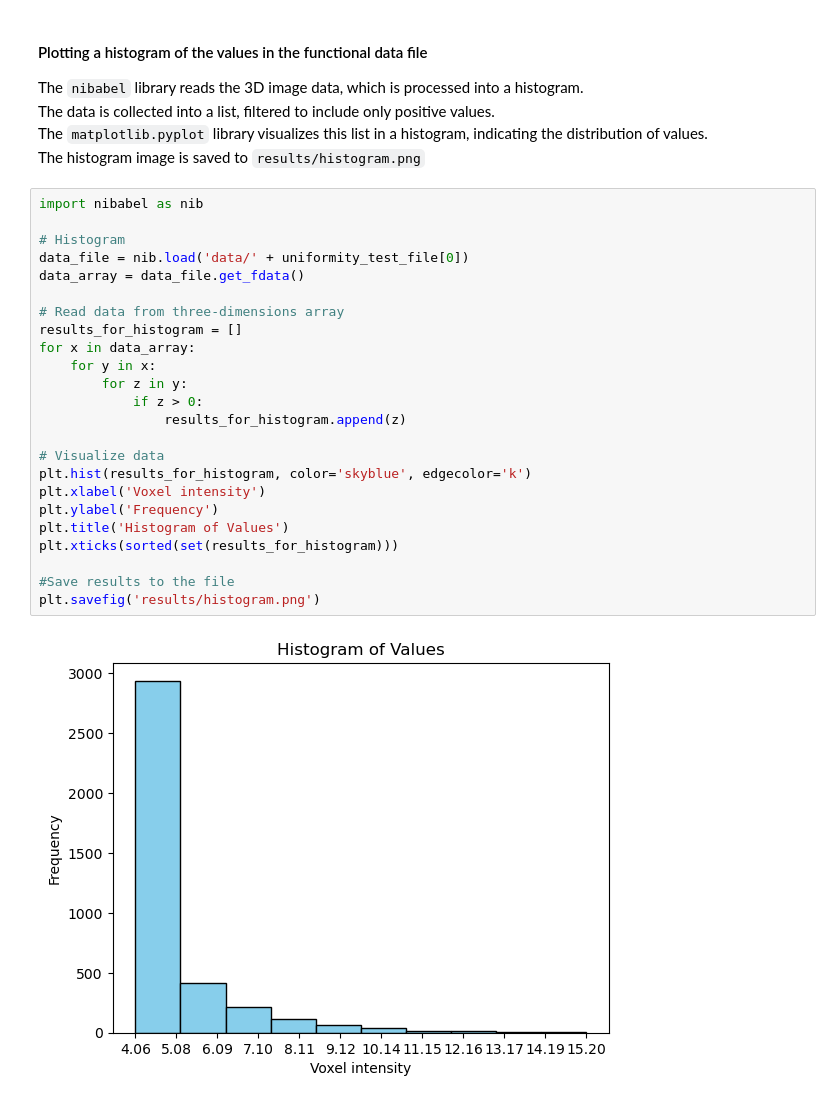
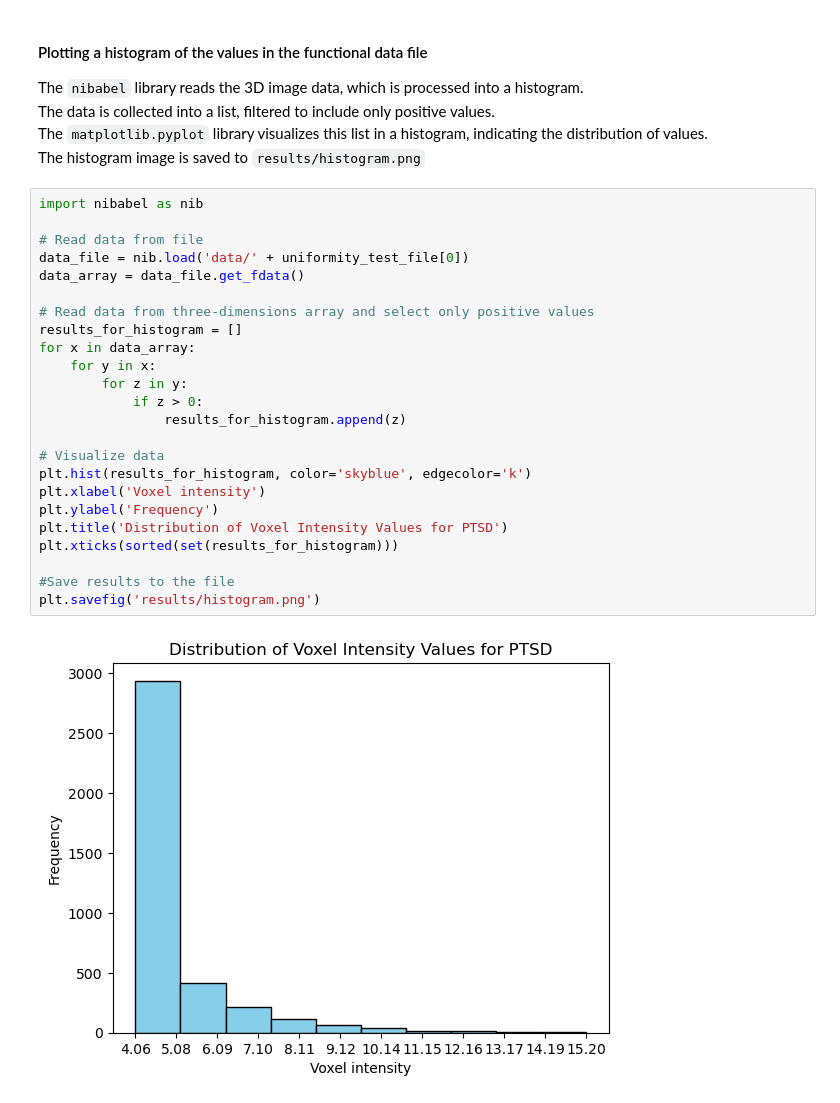
Before and after one commit to pecherkina/propsy-home-assignment, a Jupyter notebook: ptsd-visualization.ipynb, the cells around one changed output. Saved outputs shown, nothing was run; the diff lists cells and outputs as text.

```diff
--- a/ptsd-visualization.ipynb
+++ b/ptsd-visualization.ipynb
@@ -63,26 +67,26 @@ The histogram image is saved to ``results/histogram.png``
 # %%
 import nibabel as nib
 
-# Histogram
+# Read data from file
 data_file = nib.load('data/' + uniformity_test_file[0])
 data_array = data_file.get_fdata()
 
-# Read data from three-dimensions array
+# Read data from three-dimensions array and select only positive values
 results_for_histogram = []
 for x in data_array:
     for y in x:
         for z in y:
             if z > 0:
                 results_for_histogram.append(z)
 
 # Visualize data
 plt.hist(results_for_histogram, color='skyblue', edgecolor='k')
 plt.xlabel('Voxel intensity')
 plt.ylabel('Frequency')
-plt.title('Histogram of Values')
+plt.title('Distribution of Voxel Intensity Values for PTSD')
 plt.xticks(sorted(set(results_for_histogram)))
 
 #Save results to the file
 plt.savefig('results/histogram.png')
 # %% [output]
-[figure, old version]
+[figure, new version]
```
Also changed, not shown: parts of 2 cells of this notebook, 2 other files.
